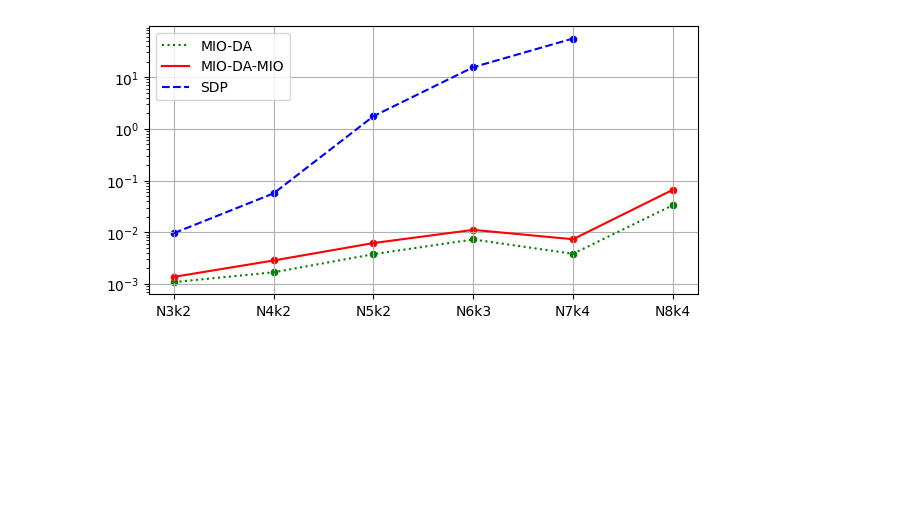
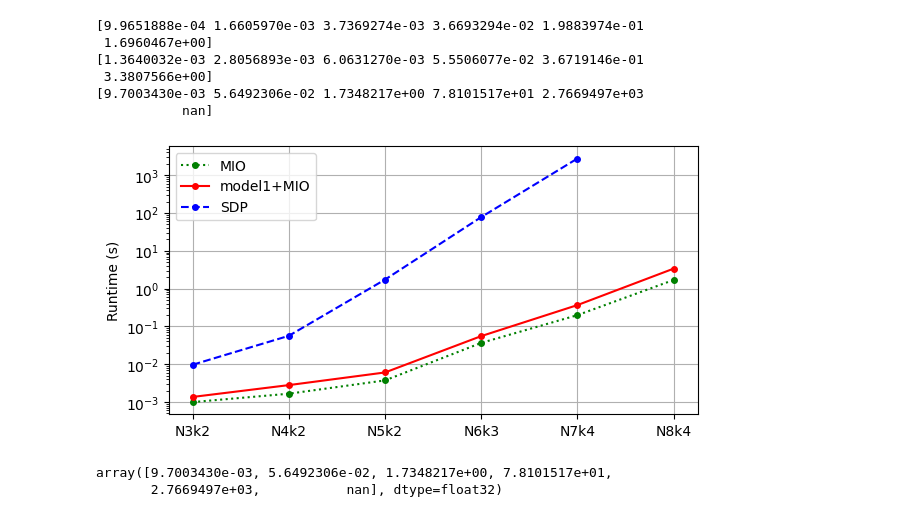
Before and after one commit to guerra-antonio/Learning-QM, a Jupyter notebook: benchmark/plot_runtimes.ipynb, the cells around one changed output. Saved outputs shown, nothing was run; the diff lists cells and outputs as text; code cells hidden in the pictures; blank space fills up the shorter version.

```diff
--- a/benchmark/plot_runtimes.ipynb
+++ b/benchmark/plot_runtimes.ipynb
@@ -1,34 +1,56 @@
 # %%
 import h5py
 import numpy as np
 import matplotlib.pyplot as plt
 
 colors = {'sdp':'blue', 'mio_cdae':'green', 'mio_cdae_mio':'red'}
-labels = {'sdp':'SDP', 'mio_cdae_mio':'MIO-DA-MIO', 'mio_cdae':'MIO-DA'}
+labels = {'sdp':'SDP', 'mio_cdae_mio':'model1+MIO', 'mio_cdae':'MIO'}
 line_style = {'sdp':'--', 'mio_cdae':':', 'mio_cdae_mio':'-'}
 
 with h5py.File('runtimes.h5', 'r') as f:
 
     fig, (ax) = plt.subplots(1, 1, layout="constrained", figsize=(6, 3))
 
-    keys = [key for key in f.keys() if key != 'qmp_ml_compiled']
+    keys = [key for key in f.keys()]
 
     for key in keys:
         color = colors[key]
 
-
-        means  = {k:v[:].mean() for k,v in f[key].items() if not v[:].mean() == 0 }
-        stds   = {k:v[:].std() for k,v in f[key].items() if not v[:].mean() == 0 }
+        means = {}
+        stds = {}
+        for k,v in f[key].items():
+            vals = v[:][v[:]>0]
+            # print(key,k,len(vals))
+            means[k] = vals.mean()
+            stds[k] = vals.std()
+        # means  = {k:v[:].mean() for k,v in f[key].items() if not v[:].mean() == 0 }
+        # stds   = {k:v[:].std() for k,v in f[key].items() if not v[:].mean() == 0 }
 
         means_arr = np.array(list(means.values()))
+        print(means_arr)
         stds_arr = np.array(list(stds.values()))
-        ax.scatter(means.keys(), means_arr, s=20, c=color)
-        ax.plot(means.keys(), means_arr, line_style[key],label=labels[key], c=color)
+        ax.semilogy(means.keys(), means_arr, line_style[key], marker='o', markersize = 4,label=labels[key], c=color)
+        # ax.scatter(means.keys(), means_arr, s=20, c=color)
+        # ax.plot(means.keys(), means_arr, line_style[key],label=labels[key], c=color)
         # ax.fill_between(means.keys(), means_arr - stds_arr, means_arr + stds_arr, alpha=0.15, color=color)
 
 ax.grid()
 ax.set_yscale('log')
+ax.set_ylabel('Runtime (s)')
 ax.legend(loc='upper left')
+path = f'./plots/runtime.png'
+plt.savefig(path, bbox_inches='tight', transparent=True)
 plt.show()
 # %% [output]
+[9.9651888e-04 1.6605970e-03 3.7369274e-03 3.6693294e-02 1.9883974e-01
+ 1.6960467e+00]
+[1.3640032e-03 2.8056893e-03 6.0631270e-03 5.5506077e-02 3.6719146e-01
+ 3.3807566e+00]
+[9.7003430e-03 5.6492306e-02 1.7348217e+00 7.8101517e+01 2.7669497e+03
+           nan]
-[figure, old version]
+[figure, new version]
+# %%
+means_arr
+# %% [output]
+array([9.7003430e-03, 5.6492306e-02, 1.7348217e+00, 7.8101517e+01,
+       2.7669497e+03,           nan], dtype=float32)
```
Also changed, not shown: parts of 6 cells of this notebook, 20 other files.
